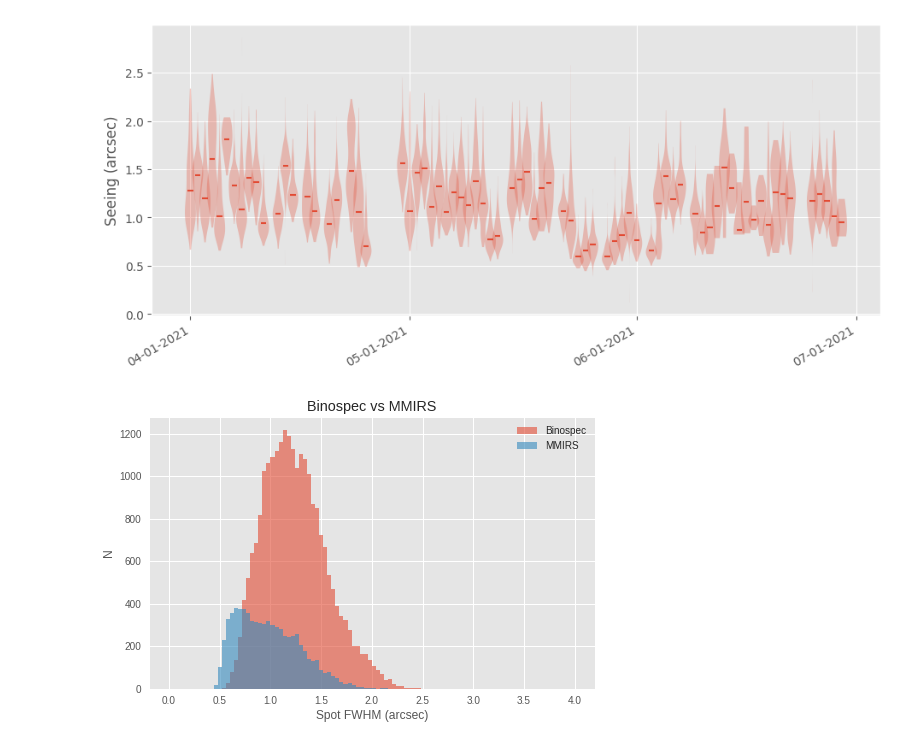
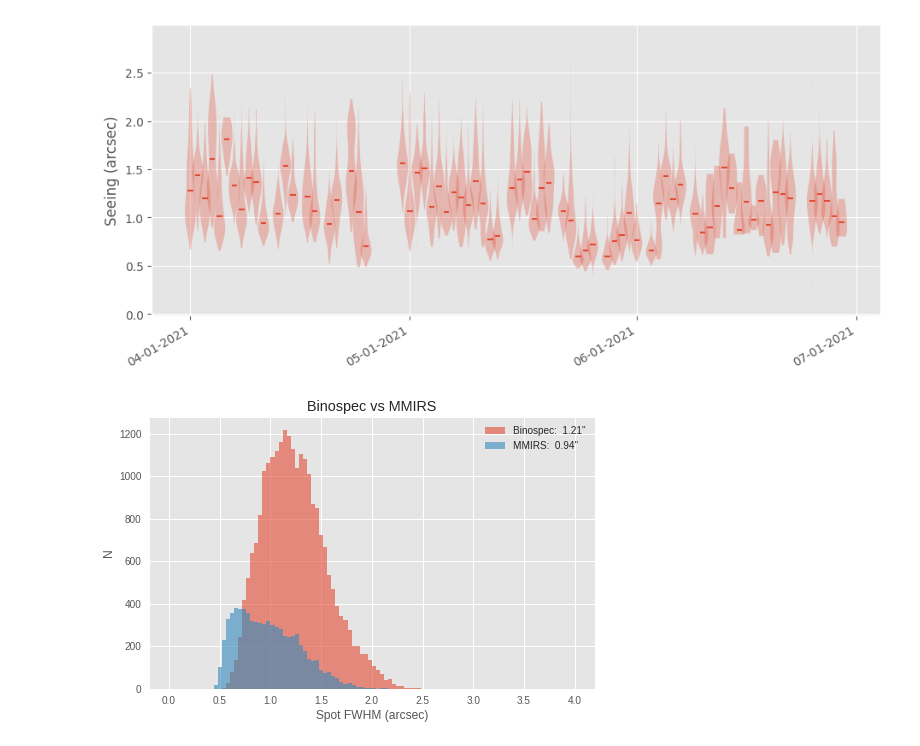
Before and after one commit to MMTObservatory/seeing_analysis, a Jupyter notebook: Seeing Summary - 2021_q2.ipynb, the cells around one changed output. Cells and saved outputs as stored; diff of their text form; code cells hidden in the pictures.

Commit message:
add bino/mmirs comparison stuff

```diff
--- a/Seeing Summary - 2021_q2.ipynb
+++ b/Seeing Summary - 2021_q2.ipynb
@@ -216,13 +216,15 @@ with plt.style.context('ggplot', after_reset=True):
 # %%
 with plt.style.context('ggplot'):
     fig = plt.figure(figsize=(8, 5))
-    plt.hist(fixed['seeing'][fixed['wfs'] == 'binospec'], bins=100, range=(0.0, 4.), alpha=0.6, label="Binospec")
-    plt.hist(fixed['seeing'][fixed['wfs'] == 'mmirs'], bins=100, range=(0.0, 4.), alpha=0.6, label="MMIRS")
+    medb = np.median(fixed['seeing'][fixed['wfs'] == 'binospec'])
+    medm = np.median(fixed['seeing'][fixed['wfs'] == 'mmirs'])
+    plt.hist(fixed['seeing'][fixed['wfs'] == 'binospec'], bins=100, range=(0.0, 4.), alpha=0.6, label=f"Binospec: {medb: .2f}\"")
+    plt.hist(fixed['seeing'][fixed['wfs'] == 'mmirs'], bins=100, range=(0.0, 4.), alpha=0.6, label=f"MMIRS: {medm: .2f}\"")
     plt.legend()
     plt.title("Binospec vs MMIRS")
     plt.xlabel("Spot FWHM (arcsec)")
     plt.ylabel("N")
-plt.savefig("bino_vs_mmirs_2021q2.pdf")
+plt.savefig("bino_vs_mmirs_2021q2.png")
 plt.show()
 # %% [output]
-[figure, old version]
+[figure, new version]
```
Also changed, not shown: 4 other files.
